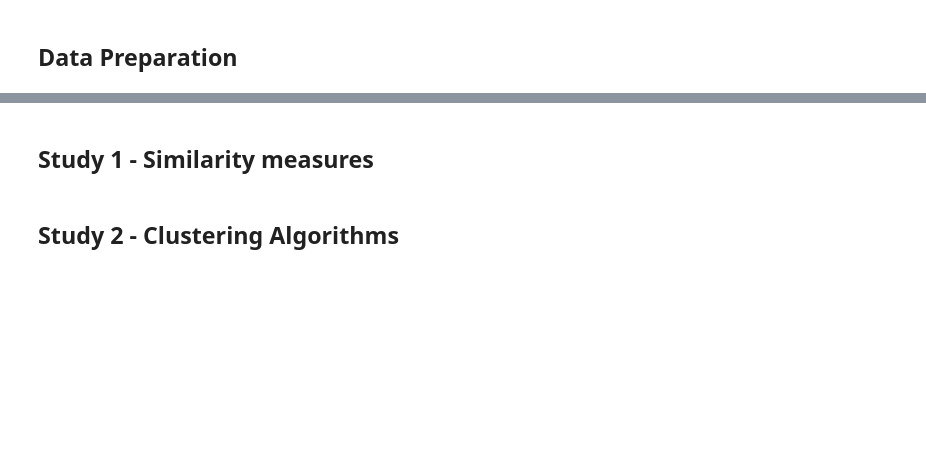
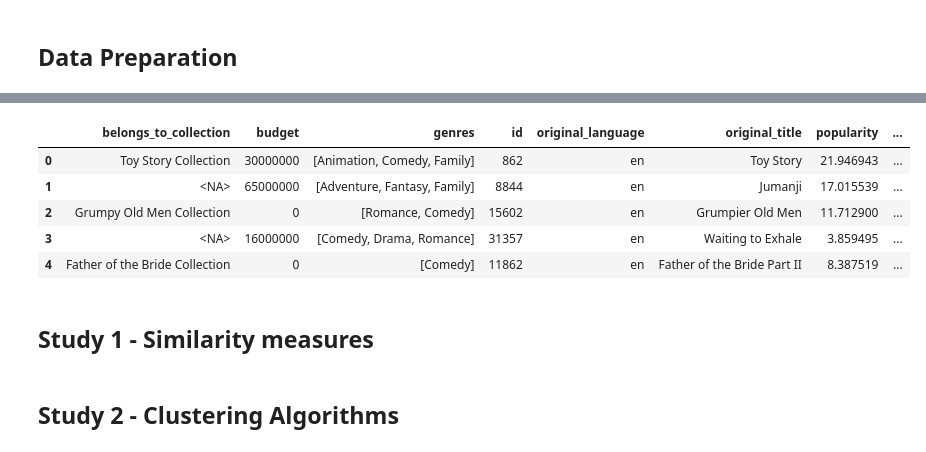
Before and after one commit to IsaacLafond/CSI-4142---Fundamentals-of-Data-Science, a Jupyter notebook: Assignment 4/assignment4.ipynb, the cells around one changed output, grey strips where cells are left out. Saved outputs shown, nothing was run; the diff lists cells and outputs as text; code cells hidden in the pictures; blank space fills up the shorter version.

Commit message:
checkpoint

```diff
--- a/Assignment 4/assignment4.ipynb
+++ b/Assignment 4/assignment4.ipynb
@@ -18,2 +55,5 @@ Isaac Lafond - 300191954
+# %%
+df_movies = pd.read_csv("https://raw.githubusercontent.com/IsaacLafond/CSI-4142---Fundamentals-of-Data-Science/main/Assignment%204/datasets/movies_metadata.csv")
+df_ratings = pd.read_csv("https://raw.githubusercontent.com/IsaacLafond/CSI-4142---Fundamentals-of-Data-Science/main/Assignment%204/datasets/ratings_small.csv")
 # %% [markdown]
 ## **Data Preparation**
@@ -19,0 +94,73 @@ Isaac Lafond - 300191954
+# %%
+# data cleaning
+df_movies_clean = df_movies.copy()
+
+# utils
+# exract values from json data
+def extract_values(extract_name, data):
+  # convert string data to python list of dict
+  if not isinstance(data, str):
+    return data
+  else:
+    d = ast.literal_eval(data)
+    if isinstance(d, list):
+      j = []
+      for item in d:
+        j.append(item[extract_name])
+      return j
+    else:
+      try:
+        return d[extract_name]
+      except:
+        print(f"Error: {d}")
+        return data
+
+# 0: clean "belongs_to_collection" col (extract names)
+df_movies_clean['belongs_to_collection'] = df_movies_clean['belongs_to_collection'].apply(lambda x: extract_values('name', x)).astype("string")
+
+# 1: clean "budget" col (already int64 no non-null)
+
+# 2: clean "genres" col (extract names from dict to list)
+df_movies_clean['genres'] = df_movies_clean['genres'].apply(lambda x: extract_values('name', x))
+
+# 3: clean "id" col (already int64 and no non-null)
+
+# 4: clean "original_language" col
+df_movies_clean['original_language'] = df_movies_clean['original_language'].astype("string")
+
+# 5: clean "original_title" col
+df_movies_clean['original_title'] = df_movies_clean['original_title'].astype("string")
+
+# 6: clean "popularity" col (already float64)
+
+# 7: clean "production_companies" col
+df_movies_clean['production_companies'] = df_movies_clean['production_companies'].apply(lambda x: extract_values('name', x))
+
+# 8: clean "production_countries" col
+df_movies_clean['production_countries'] = df_movies_clean['production_countries'].apply(lambda x: extract_values('name', x))
+
+# 9: clean "realease_date" col
+# YYYY-MM-DD regex
+regex = r'^\d{4}\-(0[1-9]|1[012])\-(0[1-9]|[12][0-9]|3[01])$'
+# check that all values follow follow the regex
+print(f"Values that don't match date format: {df_movies_clean[~df_movies_clean['release_date'].str.match(regex, na=False)]['release_date'].unique()}\n")
+# convert values to datetime and leave nan as is
+df_movies_clean['release_date'] = pd.to_datetime(df_movies_clean['release_date'], errors='coerce')
+
+# 10: clean "revenue" col (already float64 no non-null)
+
+# 11: clean "runtime" col (already float64)
+
+# 12: clean "spoken_languages" col (extract name)
+df_movies_clean['spoken_languages'] = df_movies_clean['spoken_languages'].apply(lambda x: extract_values('name', x))
+
+# 13: clean "title" col
+df_movies_clean['title'] = df_movies_clean['title'].astype("string")
+
+# 14: clean "vote_average" col (already float64 no non-null)
+
+# 15: clean "vote_count" col (already float64 no non-null)
+
+print(df_movies_clean.info())
+df_movies_clean.head()
+# %% [output]
@@ -20,2 +184,8 @@ Isaac Lafond - 300191954
+|  | belongs_to_collection | budget | genres | id | original_language | original_title | popularity | ... |
+| 0 | Toy Story Collection | 30000000 | [Animation, Comedy, Family] | 862 | en | Toy Story | 21.946943 | ... |
+| 1 | <NA> | 65000000 | [Adventure, Fantasy, Family] | 8844 | en | Jumanji | 17.015539 | ... |
+| 2 | Grumpy Old Men Collection | 0 | [Romance, Comedy] | 15602 | en | Grumpier Old Men | 11.712900 | ... |
+| 3 | <NA> | 16000000 | [Comedy, Drama, Romance] | 31357 | en | Waiting to Exhale | 3.859495 | ... |
+| 4 | Father of the Bride Collection | 0 | [Comedy] | 11862 | en | Father of the Bride Part II | 8.387519 | ... |
 # %% [markdown]
 ## **Study 1 - Similarity measures**
```
Also changed, not shown: parts of 11 cells of this notebook.
